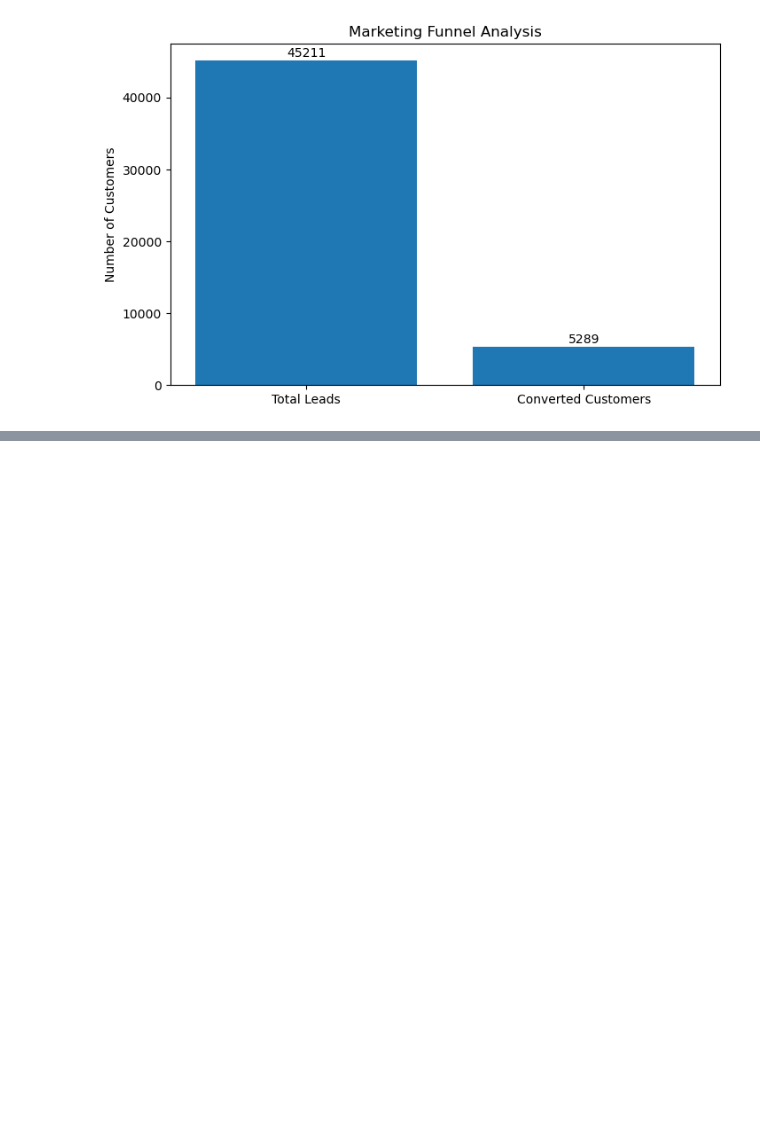
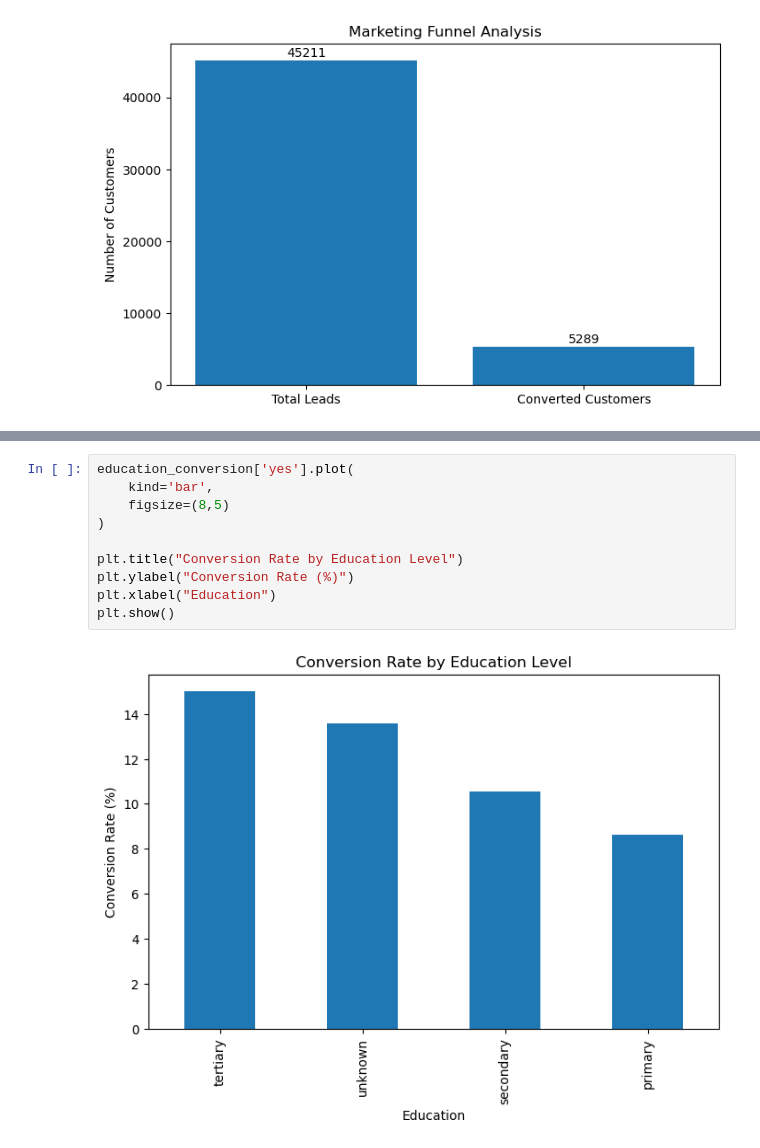
Before and after one commit to ramakrishnareddy2112/Marketing-Funnel-Conversion-Analysis, a Jupyter notebook: notebook/marketing_funnel_analysis.ipynb, the cells around one changed output, grey strips where cells are left out. Drawn from its saved outputs; the diff is of its cells as text; blank space fills up the shorter version.

```diff
--- a/notebook/marketing_funnel_analysis.ipynb
+++ b/notebook/marketing_funnel_analysis.ipynb
@@ -93,0 +225,12 @@ plt.show()
+# %%
+education_conversion['yes'].plot(
+    kind='bar',
+    figsize=(8,5)
+)
+
+plt.title("Conversion Rate by Education Level")
+plt.ylabel("Conversion Rate (%)")
+plt.xlabel("Education")
+plt.show()
+# %% [output]
+[figure, added]
```
Also changed, not shown: parts of 11 cells of this notebook, 2 other files.
